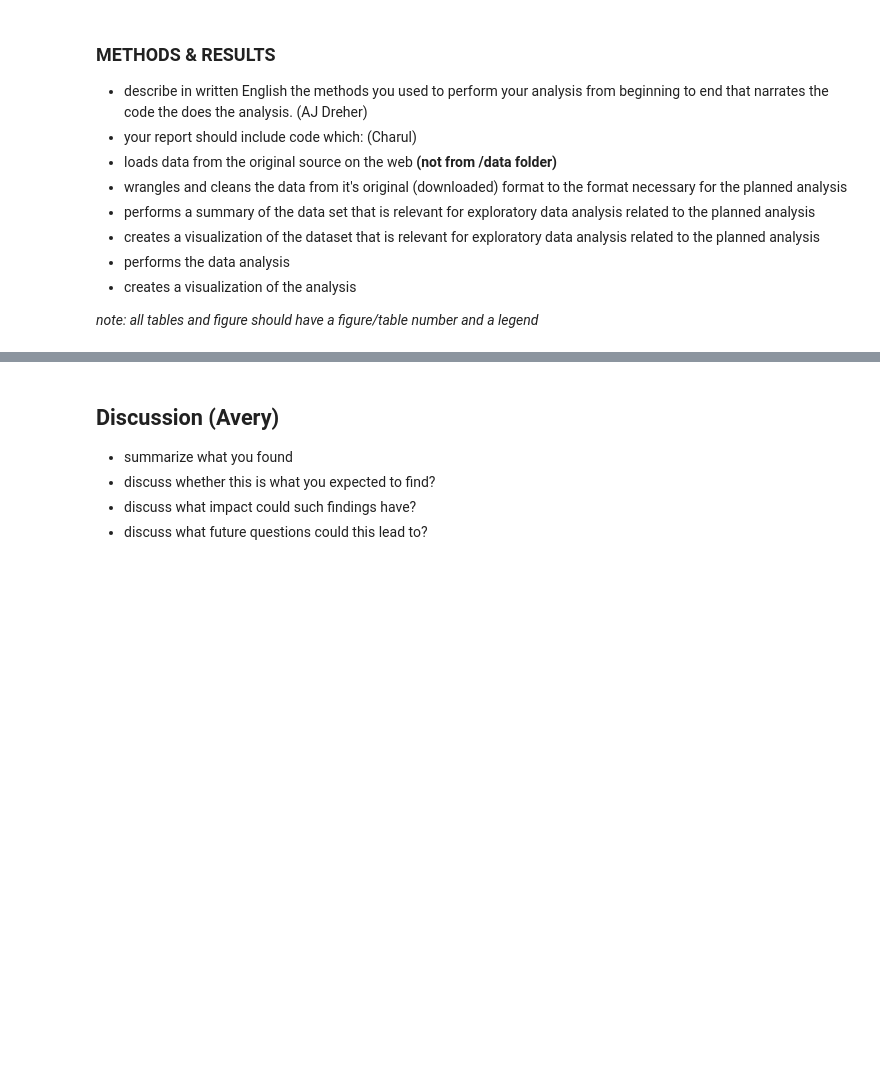
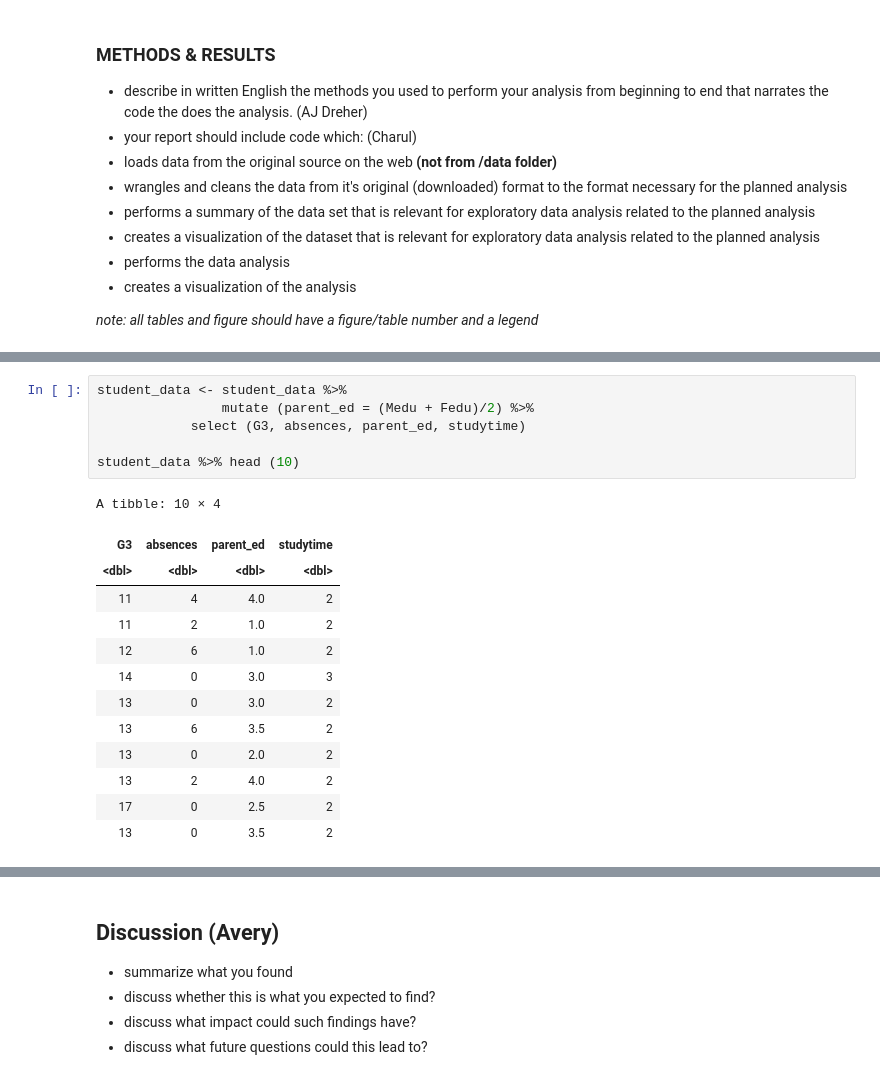
Before and after one commit to jsonthany/dsci_100_project, a Jupyter notebook: project_report.ipynb, the cells around one changed output, grey strips where cells are left out. Drawn from its saved outputs; the diff is of its cells as text; blank space fills up the shorter version.

```diff
--- a/project_report.ipynb
+++ b/project_report.ipynb
@@ -22,0 +86,20 @@
+# %%
+student_data <- student_data %>%
+                mutate (parent_ed = (Medu + Fedu)/2) %>%
+            select (G3, absences, parent_ed, studytime)
+
+student_data %>% head (10)
+# %% [output]
+A tibble: 10 × 4
+| G3 | absences | parent_ed | studytime |
+| <dbl> | <dbl> | <dbl> | <dbl> |
+| 11 | 4 | 4.0 | 2 |
+| 11 | 2 | 1.0 | 2 |
+| 12 | 6 | 1.0 | 2 |
+| 14 | 0 | 3.0 | 3 |
+| 13 | 0 | 3.0 | 2 |
+| 13 | 6 | 3.5 | 2 |
+| 13 | 0 | 2.0 | 2 |
+| 13 | 2 | 4.0 | 2 |
+| 17 | 0 | 2.5 | 2 |
+| 13 | 0 | 3.5 | 2 |
```
Also changed, not shown: parts of 5 cells of this notebook.
